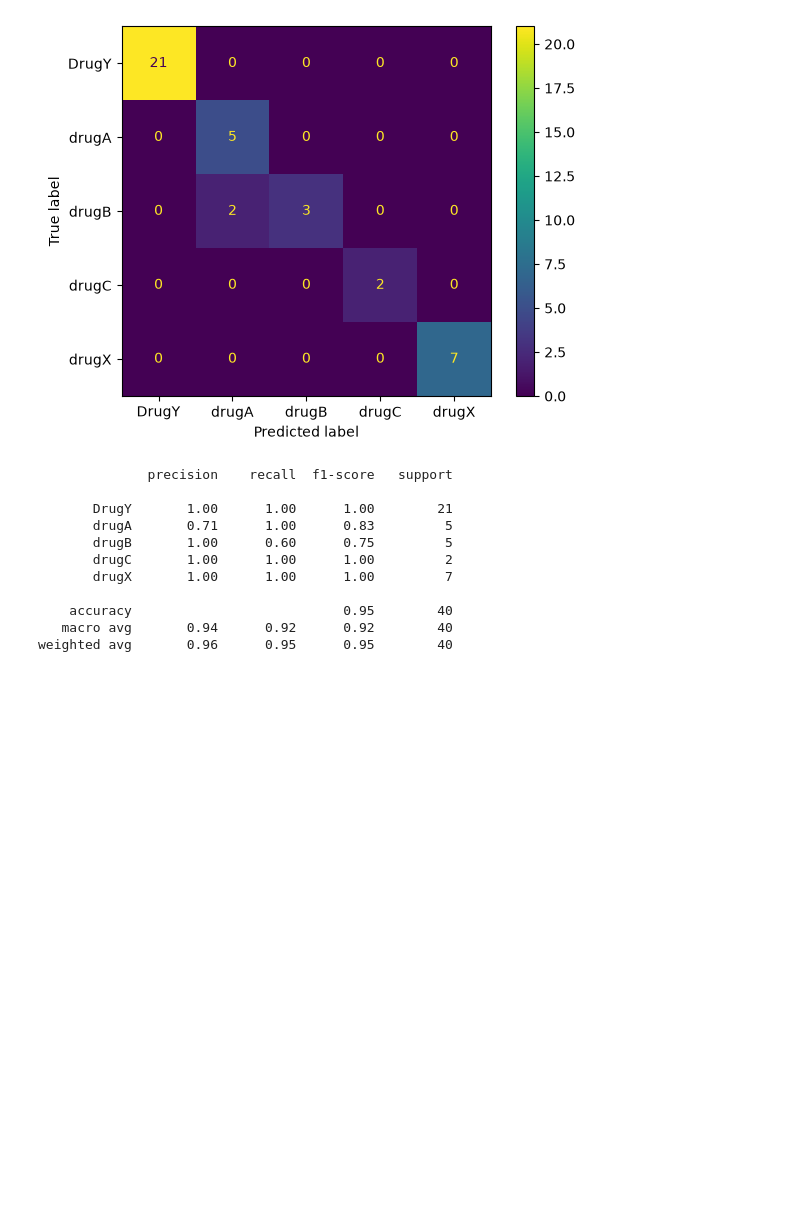
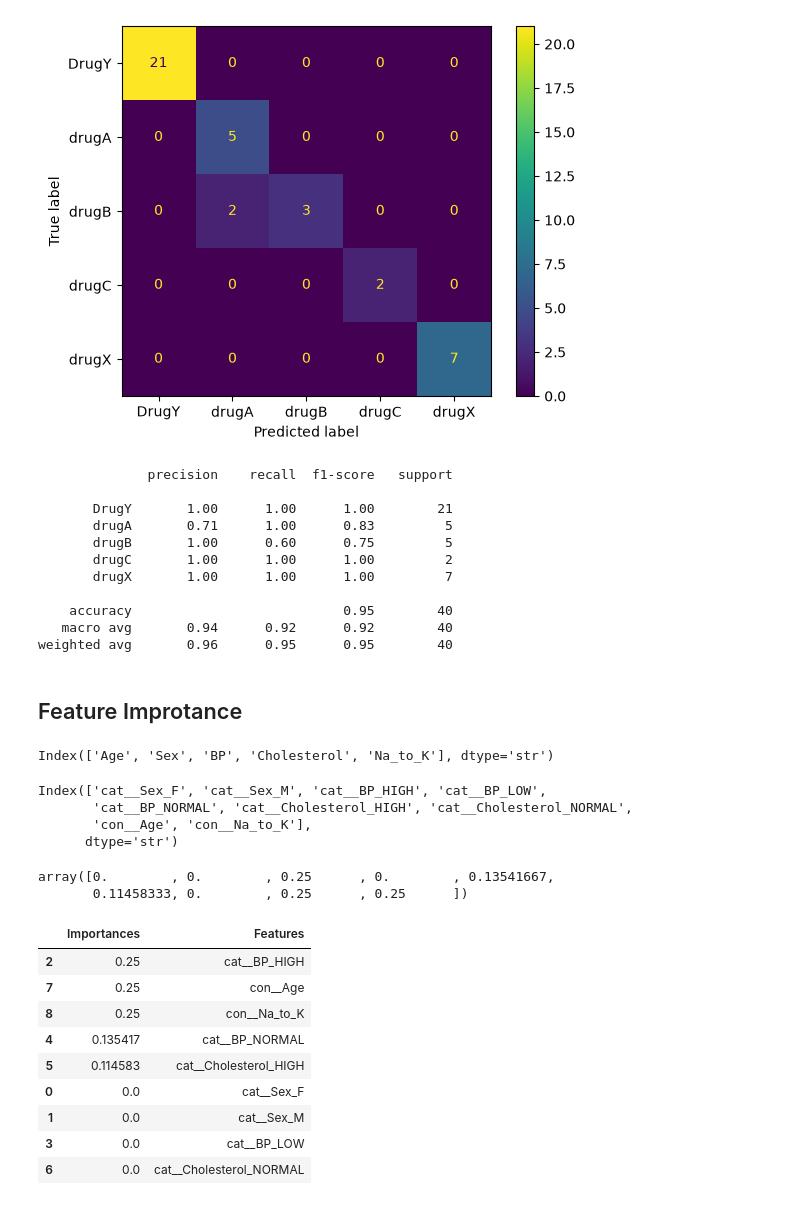
Before and after one commit to sindhura-nk/Machine-Learning-1663, a Jupyter notebook: Decision Tree/Decision Tree Classifier.ipynb, the cells around one changed output. Cells and saved outputs as stored; diff of their text form; code cells hidden in the pictures; blank space fills up the shorter version.

```diff
--- a/Decision Tree/Decision Tree Classifier.ipynb
+++ b/Decision Tree/Decision Tree Classifier.ipynb
@@ -295,3 +295,36 @@ print(classification_report(ytest,final_preds))
     accuracy                           0.95        40
    macro avg       0.94      0.92      0.92        40
 weighted avg       0.96      0.95      0.95        40
+# %% [markdown]
+## Feature Improtance
+# %%
+xtrain.columns
+# %% [output]
+Index(['Age', 'Sex', 'BP', 'Cholesterol', 'Na_to_K'], dtype='str')
+# %%
+x_sampl.columns
+# %% [output]
+Index(['cat__Sex_F', 'cat__Sex_M', 'cat__BP_HIGH', 'cat__BP_LOW',
+       'cat__BP_NORMAL', 'cat__Cholesterol_HIGH', 'cat__Cholesterol_NORMAL',
+       'con__Age', 'con__Na_to_K'],
+      dtype='str')
+# %%
+best_dtc_model.feature_importances_
+# %% [output]
+array([0.        , 0.        , 0.25      , 0.        , 0.13541667,
+       0.11458333, 0.        , 0.25      , 0.25      ])
+# %%
+feature_imp = pd.DataFrame([best_dtc_model.feature_importances_,x_sampl.columns]).T
+feature_imp.columns = ['Importances','Features']
+feature_imp.sort_values(['Importances'],ascending=False)
+# %% [output]
+|  | Importances | Features |
+| 2 | 0.25 | cat__BP_HIGH |
+| 7 | 0.25 | con__Age |
+| 8 | 0.25 | con__Na_to_K |
+| 4 | 0.135417 | cat__BP_NORMAL |
+| 5 | 0.114583 | cat__Cholesterol_HIGH |
+| 0 | 0.0 | cat__Sex_F |
+| 1 | 0.0 | cat__Sex_M |
+| 3 | 0.0 | cat__BP_LOW |
+| 6 | 0.0 | cat__Cholesterol_NORMAL |
```
Also changed, not shown: 3 other files.
